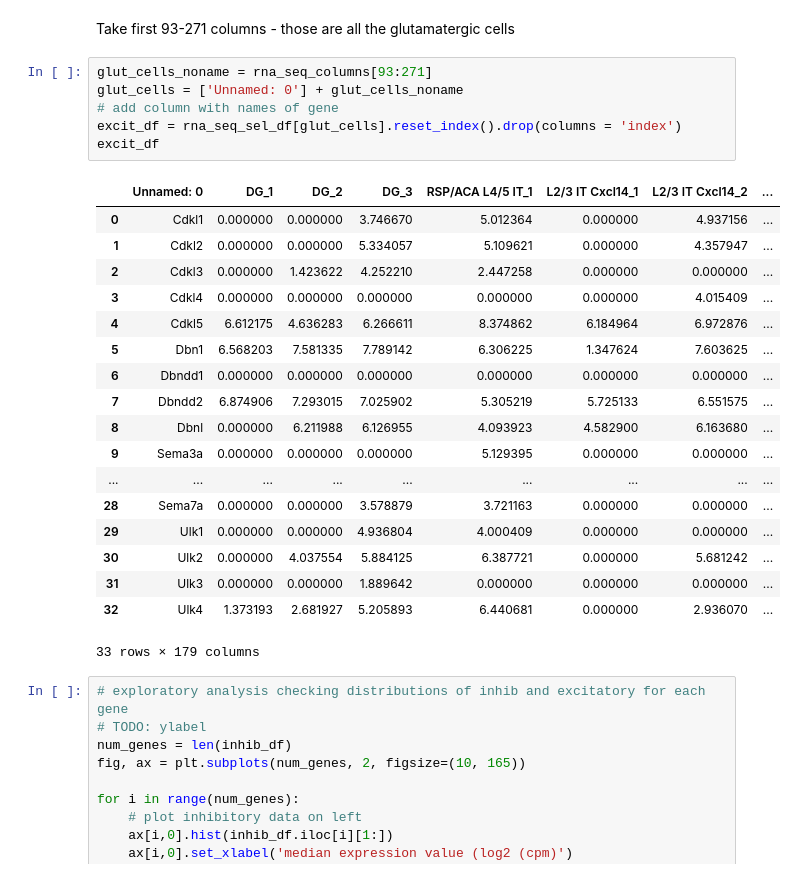
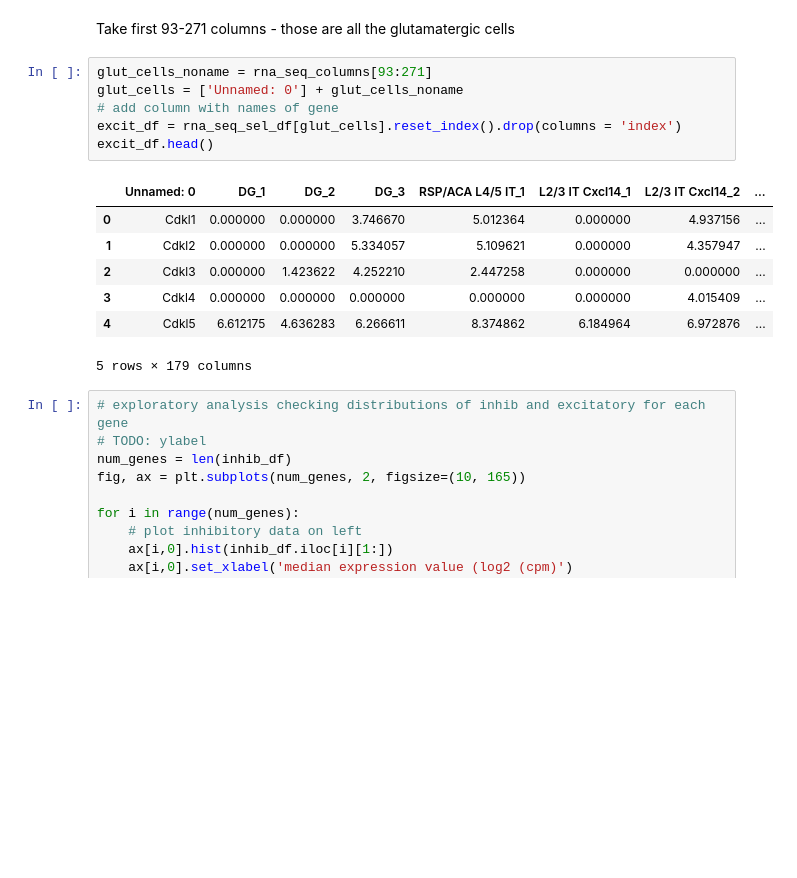
Before and after one commit to bijoudej/BIPN162_FinalProject, a Jupyter notebook: Final_Project_Master.ipynb, the cells around one changed output. Cells and saved outputs as stored; diff of their text form; blank space fills up the shorter version.

```diff
--- a/Final_Project_Master.ipynb
+++ b/Final_Project_Master.ipynb
@@ -138,28 +110,17 @@ Take first 93-271 columns - those are all the glutamatergic cells
 # %%
 glut_cells_noname = rna_seq_columns[93:271]
 glut_cells = ['Unnamed: 0'] + glut_cells_noname
 # add column with names of gene
 excit_df = rna_seq_sel_df[glut_cells].reset_index().drop(columns = 'index')
-excit_df
+excit_df.head()
 # %% [output]
 |  | Unnamed: 0 | DG_1 | DG_2 | DG_3 | RSP/ACA L4/5 IT_1 | L2/3 IT Cxcl14_1 | L2/3 IT Cxcl14_2 | ... |
 | 0 | Cdkl1 | 0.000000 | 0.000000 | 3.746670 | 5.012364 | 0.000000 | 4.937156 | ... |
 | 1 | Cdkl2 | 0.000000 | 0.000000 | 5.334057 | 5.109621 | 0.000000 | 4.357947 | ... |
 | 2 | Cdkl3 | 0.000000 | 1.423622 | 4.252210 | 2.447258 | 0.000000 | 0.000000 | ... |
 | 3 | Cdkl4 | 0.000000 | 0.000000 | 0.000000 | 0.000000 | 0.000000 | 4.015409 | ... |
 | 4 | Cdkl5 | 6.612175 | 4.636283 | 6.266611 | 8.374862 | 6.184964 | 6.972876 | ... |
-| 5 | Dbn1 | 6.568203 | 7.581335 | 7.789142 | 6.306225 | 1.347624 | 7.603625 | ... |
-| 6 | Dbndd1 | 0.000000 | 0.000000 | 0.000000 | 0.000000 | 0.000000 | 0.000000 | ... |
-| 7 | Dbndd2 | 6.874906 | 7.293015 | 7.025902 | 5.305219 | 5.725133 | 6.551575 | ... |
-| 8 | Dbnl | 0.000000 | 6.211988 | 6.126955 | 4.093923 | 4.582900 | 6.163680 | ... |
-| 9 | Sema3a | 0.000000 | 0.000000 | 0.000000 | 5.129395 | 0.000000 | 0.000000 | ... |
-| ... | ... | ... | ... | ... | ... | ... | ... | ... |
-| 28 | Sema7a | 0.000000 | 0.000000 | 3.578879 | 3.721163 | 0.000000 | 0.000000 | ... |
-| 29 | Ulk1 | 0.000000 | 0.000000 | 4.936804 | 4.000409 | 0.000000 | 0.000000 | ... |
-| 30 | Ulk2 | 0.000000 | 4.037554 | 5.884125 | 6.387721 | 0.000000 | 5.681242 | ... |
-| 31 | Ulk3 | 0.000000 | 0.000000 | 1.889642 | 0.000000 | 0.000000 | 0.000000 | ... |
-| 32 | Ulk4 | 1.373193 | 2.681927 | 5.205893 | 6.440681 | 0.000000 | 2.936070 | ... |
-33 rows × 179 columns
+5 rows × 179 columns
 # %%
 # exploratory analysis checking distributions of inhib and excitatory for each gene
 # TODO: ylabel
```
Also changed, not shown: parts of 5 cells of this notebook.
